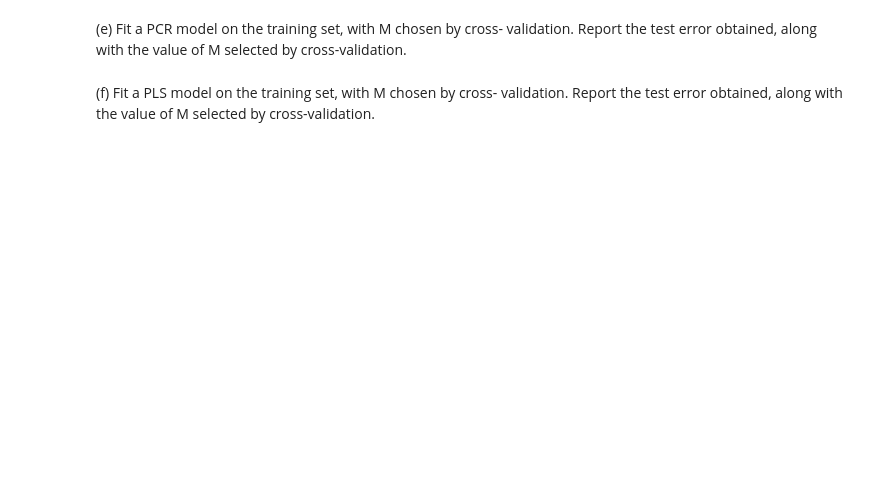
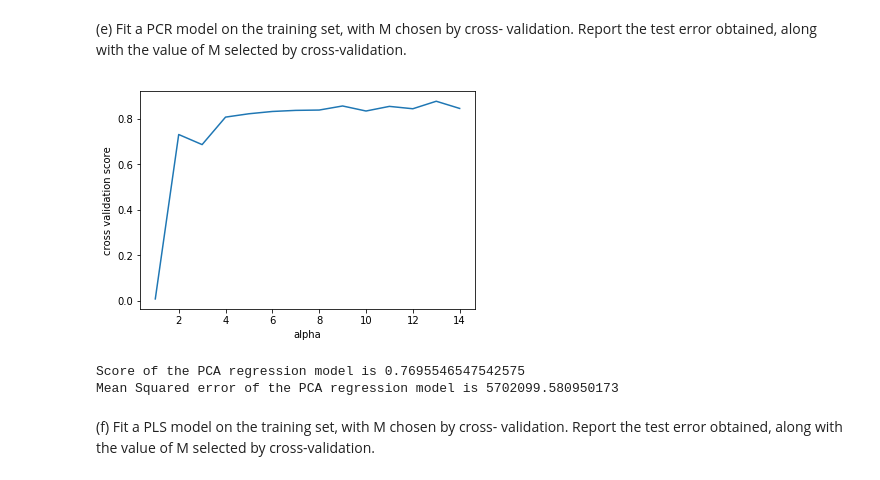
Before and after one commit to jsigee87/Data-Science-Lab-ee379k, a Jupyter notebook: lab6/src/problem2.ipynb, the cells around one changed output. Cells and saved outputs as stored; diff of their text form; code cells hidden in the pictures; blank space fills up the shorter version.

```diff
--- a/lab6/src/problem2.ipynb
+++ b/lab6/src/problem2.ipynb
@@ -111,6 +131,48 @@ plt.show()
 (e) Fit a PCR model on the training set, with M chosen by cross-
 validation. Report the test error obtained, along with the value
 of M selected by cross-validation.
+# %%
+## making another copies of the x and y from original data frame
+scaler = StandardScaler()
+y = college_df['Apps']
+X = college_df.drop(['Apps'],axis = 1)
+X = scaler.fit_transform(X)
+# %%
+# The function below checks for cross validation score of dimensionality reduction parameter k
+
+alphas_3 = np.arange(1,15,1)
+def pca_calc(k):
+    pca = PCA(n_components = k)
+    X_transformed = pca.fit_transform(X)
+   # print(pca.explained_variance_ratio_)
+    X_train, X_test, y_train, y_test = train_test_split(X_transformed, y, shuffle = True, test_size = 0.2)
+    return cross_val_score(LinearRegression(), X_train, y_train, cv=5).mean()
+
+# Check PCA scores and plot them against alpha
+
+scores_3 = [pca_calc(alpha) for alpha in alphas_3]
+
+plt.plot(alphas_3, scores_3, label = 'PCA')
+plt.xlabel('alpha')
+plt.ylabel('cross validation score')
+plt.show()
+# %% [output]
+[figure, added]
+# %%
+## We can see that M = 4 gives us the best cross validation score
+# The code below calculates MSE and Score at the given M
+pca = PCA(n_components=4)
+X_transformed = pca.fit_transform(X)
+
+X_train, X_test, y_train, y_test = train_test_split(X_transformed, y,shuffle = True, test_size = 0.2)
+lin_pca = LinearRegression()
+lin_pca.fit(X_train,y_train)
+y_pred_pca = lin_pca.predict(X_test)
+print("Score of the PCA regression model is {}".format(lin_pca.score(X_test, y_test)))
+print('Mean Squared error of the PCA regression model is {}'.format(mean_squared_error(y_pred_pca, y_test)))
+# %% [output]
+Score of the PCA regression model is 0.7695546547542575
+Mean Squared error of the PCA regression model is 5702099.580950173
 # %% [markdown]
 (f) Fit a PLS model on the training set, with M chosen by cross-
 validation. Report the test error obtained, along with the value
```
Also changed, not shown: parts of 16 cells of this notebook.
